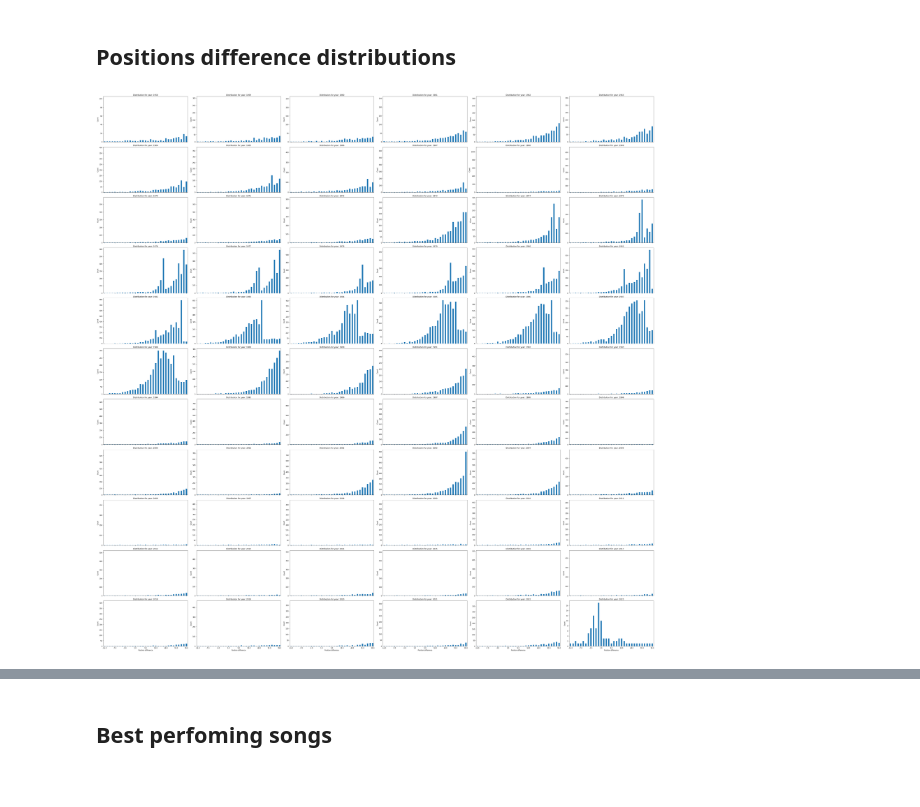
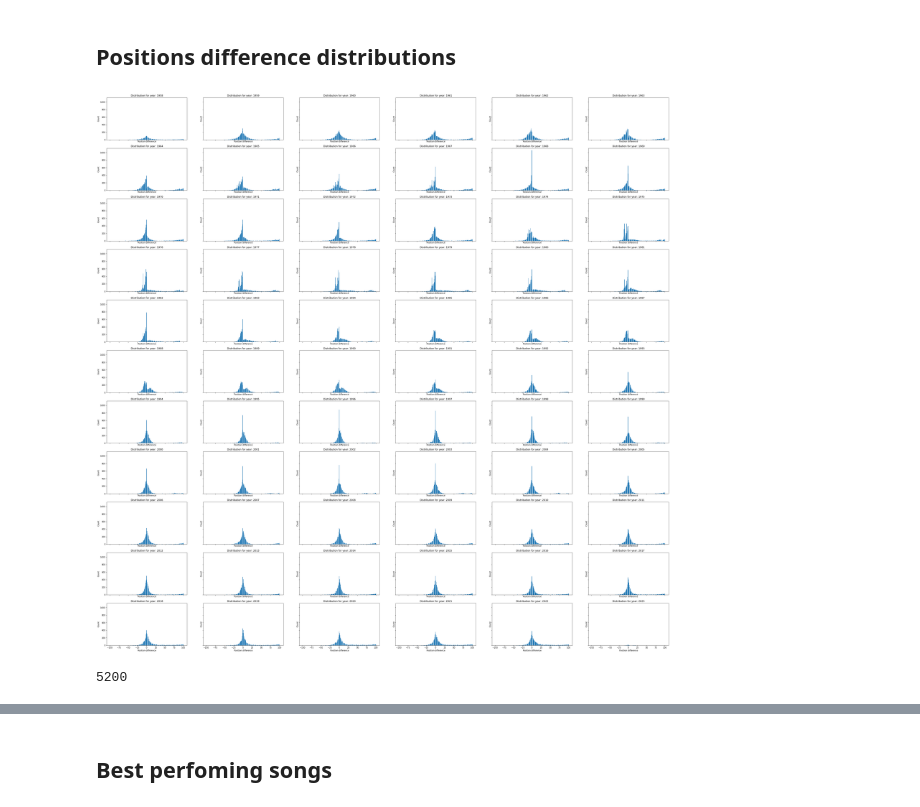
Before and after one commit to martalech/pop_charts_dynamics, a Jupyter notebook: data_statistics.ipynb, the cells around one changed output, grey strips where cells are left out. Cells and saved outputs as stored; diff of their text form; code cells hidden in the pictures.

Commit message:
Fixed positions change distribution

```diff
--- a/data_statistics.ipynb
+++ b/data_statistics.ipynb
@@ -200,25 +200,30 @@ plt.show()
 # %% [markdown]
 ## Positions difference distributions
 # %%
-fig, axes = plt.subplots(11, 6, figsize=(50, 50), sharex=True)
+fig, axes = plt.subplots(11, 6, figsize=(50, 50), sharex=True, sharey=True)
 
 row = 0
 col = 0
 for year in range(1958, 2024):
     count_changes = billboard_hot_100[billboard_hot_100["year"] == year]["position_change"].value_counts().sort_index()
-    count_changes.plot(kind='bar', legend=False, rot=0, ax=axes[row, col])
+    #count_changes.plot(kind='bar', legend=False, rot=0, ax=axes[row, col], ec='blue')
+    axes[row, col].bar(count_changes.index, count_changes.values)
     axes[row, col].set_title(f"Distribution for year: {year}")
     axes[row, col].set_xlabel("Position difference")
     axes[row, col].set_ylabel("Count")
+    axes[row, col].xaxis.set_major_locator(plt.MaxNLocator(10))
     col += 1
     if col == 6:
         col = 0
         row += 1
 
 plt.locator_params(axis='x', nbins=10)
-plt.tight_layout()
 
 plt.savefig("figures/position_difference_distribution.pdf", format="pdf")
 plt.show()
 # %% [output]
-[figure, old version]
+[figure, new version]
+# %%
+billboard_hot_100[billboard_hot_100["year"] == 2003]["position_change"].shape[0]
+# %% [output]
+5200
```
Also changed, not shown: parts of 1 cell of this notebook, 1 other file.
